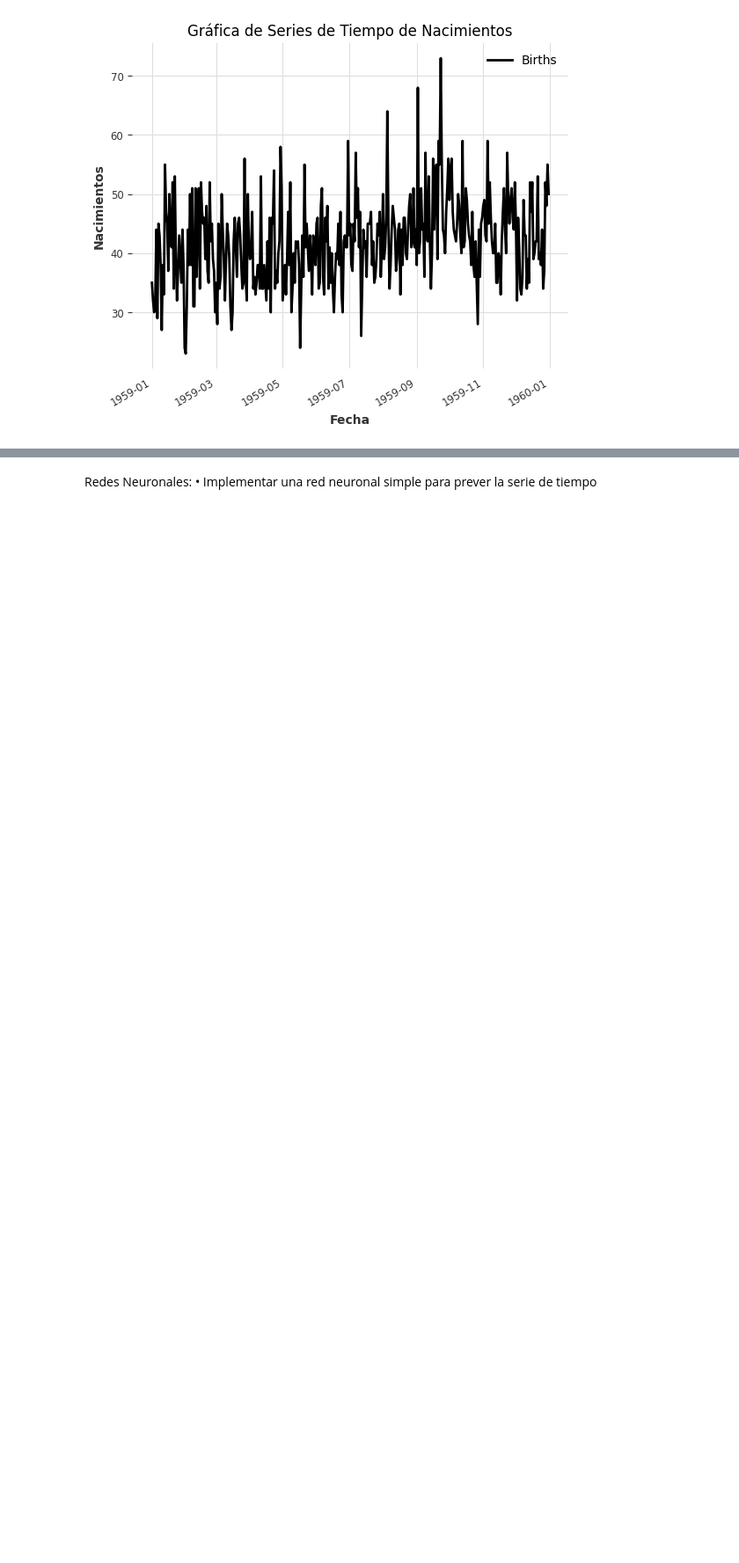
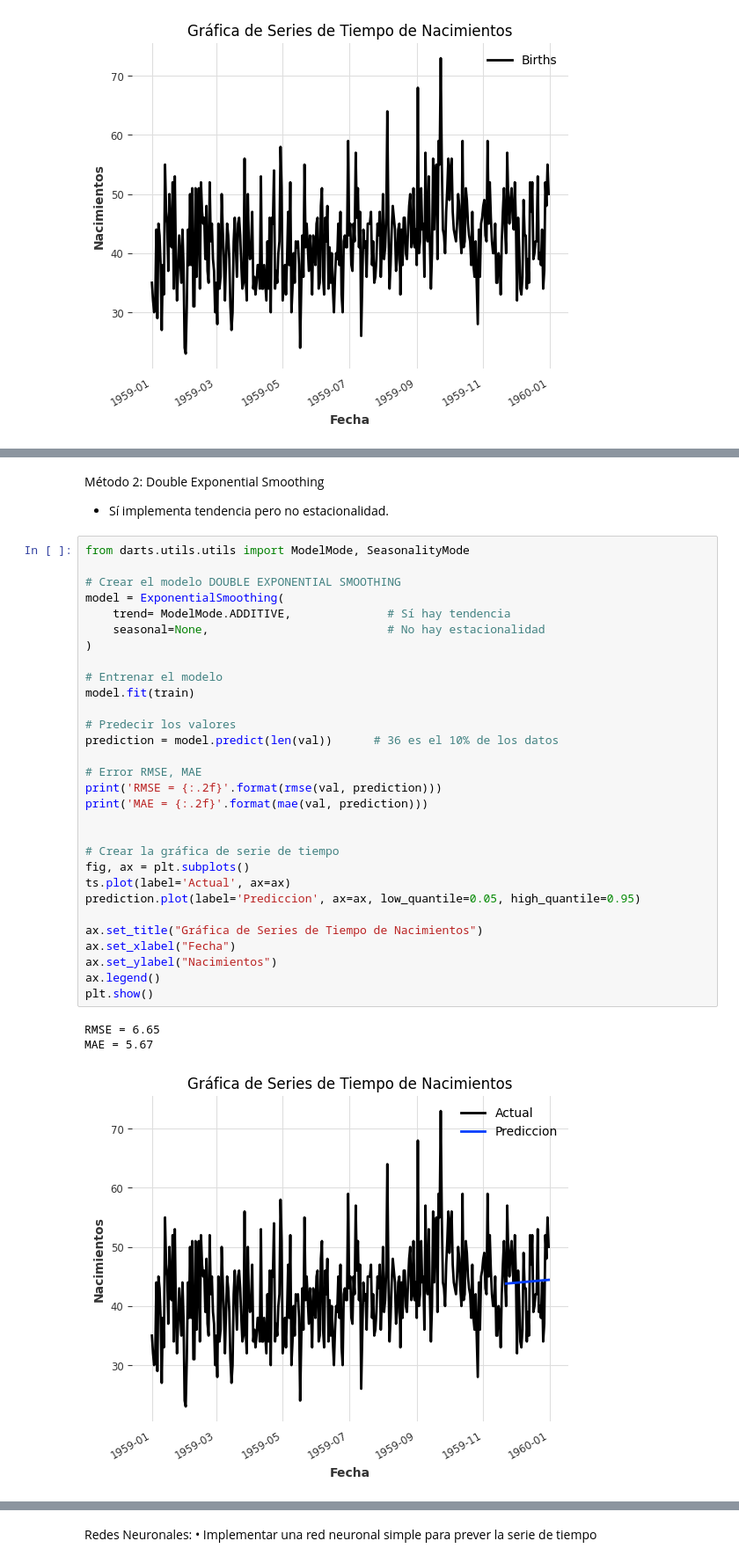
Before and after one commit to 20Candy/lab3_dataScience, a Jupyter notebook: ejercicio1_births.ipynb, the cells around one changed output, grey strips where cells are left out. Shown: that part at 88% size. Cells and saved outputs as stored; diff of their text form; blank space fills up the shorter version.

```diff
--- a/ejercicio1_births.ipynb
+++ b/ejercicio1_births.ipynb
@@ -116,0 +165,38 @@ plt.show()
+# %% [markdown]
+Método 2: Double Exponential Smoothing
+
+- Sí implementa tendencia pero no estacionalidad.
+# %%
+from darts.utils.utils import ModelMode, SeasonalityMode
+
+# Crear el modelo DOUBLE EXPONENTIAL SMOOTHING
+model = ExponentialSmoothing(
+    trend= ModelMode.ADDITIVE,              # Sí hay tendencia
+    seasonal=None,                          # No hay estacionalidad
+)
+
+# Entrenar el modelo
+model.fit(train)
+
+# Predecir los valores
+prediction = model.predict(len(val))      # 36 es el 10% de los datos
+
+# Error RMSE, MAE
+print('RMSE = {:.2f}'.format(rmse(val, prediction)))
+print('MAE = {:.2f}'.format(mae(val, prediction)))
+
+
+# Crear la gráfica de serie de tiempo
+fig, ax = plt.subplots()
+ts.plot(label='Actual', ax=ax)
+prediction.plot(label='Prediccion', ax=ax, low_quantile=0.05, high_quantile=0.95)
+
+ax.set_title("Gráfica de Series de Tiempo de Nacimientos")
+ax.set_xlabel("Fecha")
+ax.set_ylabel("Nacimientos")
+ax.legend()
+plt.show()
+# %% [output]
+RMSE = 6.65
+MAE = 5.67
+[figure, added]
```
Also changed, not shown: parts of 18 cells of this notebook.
